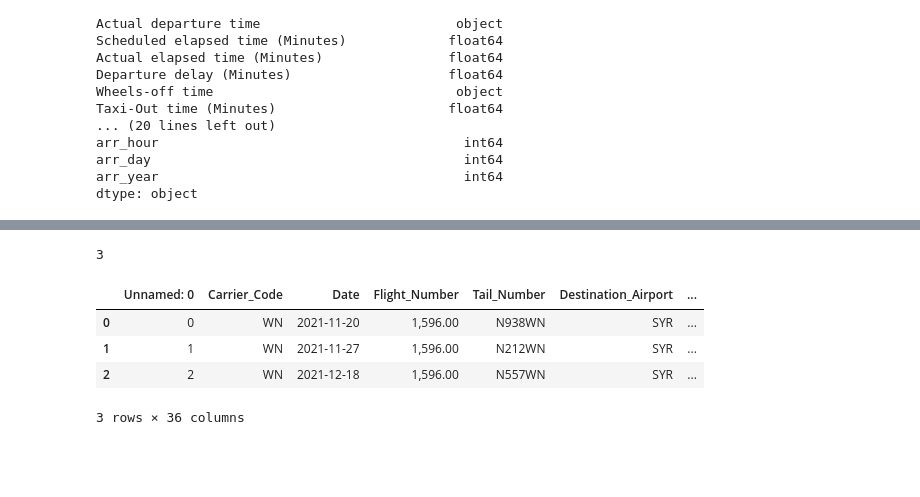
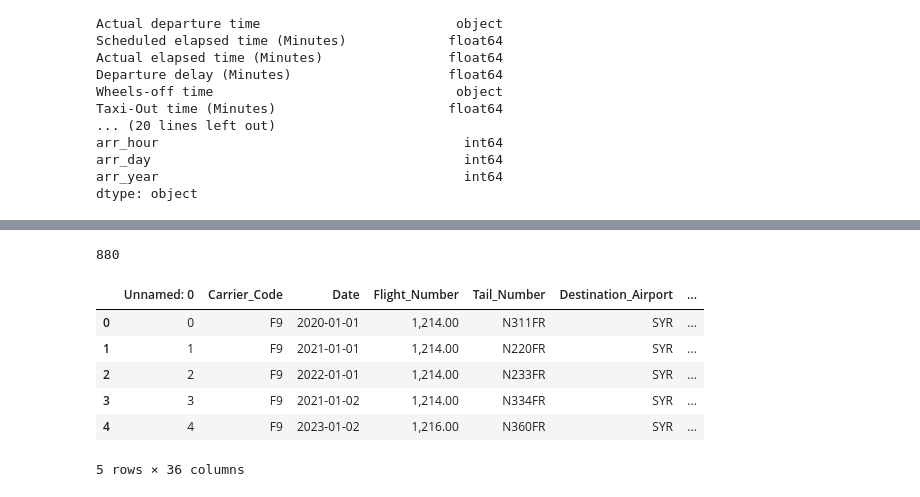
Before and after one commit to melvin1117/flight-predictions, a Jupyter notebook: data_merging.ipynb, the cells around one changed output, grey strips where cells are left out. Saved outputs shown, nothing was run; the diff lists cells and outputs as text; code cells hidden in the pictures; blank space fills up the shorter version.

```diff
--- a/data_merging.ipynb
+++ b/data_merging.ipynb
@@ -275,11 +311,13 @@ merged_df.to_csv('flight_data\mco_syr_sw_20_21.csv')
 # %%
-new_df = pd.read_csv('flight_data\mco_syr_sw_20_21.csv')
+new_df = pd.read_csv('flight_data\mco_syr_sw_20_21_22_23.csv')
 len(new_df)
 new_df.head()
 # %% [output]
-3
+880
 |  | Unnamed: 0 | Carrier_Code | Date | Flight_Number | Tail_Number | Destination_Airport | ... |
-| 0 | 0 | WN | 2021-11-20 | 1,596.00 | N938WN | SYR | ... |
-| 1 | 1 | WN | 2021-11-27 | 1,596.00 | N212WN | SYR | ... |
-| 2 | 2 | WN | 2021-12-18 | 1,596.00 | N557WN | SYR | ... |
+| 0 | 0 | F9 | 2020-01-01 | 1,214.00 | N311FR | SYR | ... |
+| 1 | 1 | F9 | 2021-01-01 | 1,214.00 | N220FR | SYR | ... |
+| 2 | 2 | F9 | 2022-01-01 | 1,214.00 | N233FR | SYR | ... |
+| 3 | 3 | F9 | 2021-01-02 | 1,214.00 | N334FR | SYR | ... |
+| 4 | 4 | F9 | 2023-01-02 | 1,216.00 | N360FR | SYR | ... |
-3 rows × 36 columns
+5 rows × 36 columns
```
Also changed, not shown: parts of 15 cells of this notebook, 9 other files.
